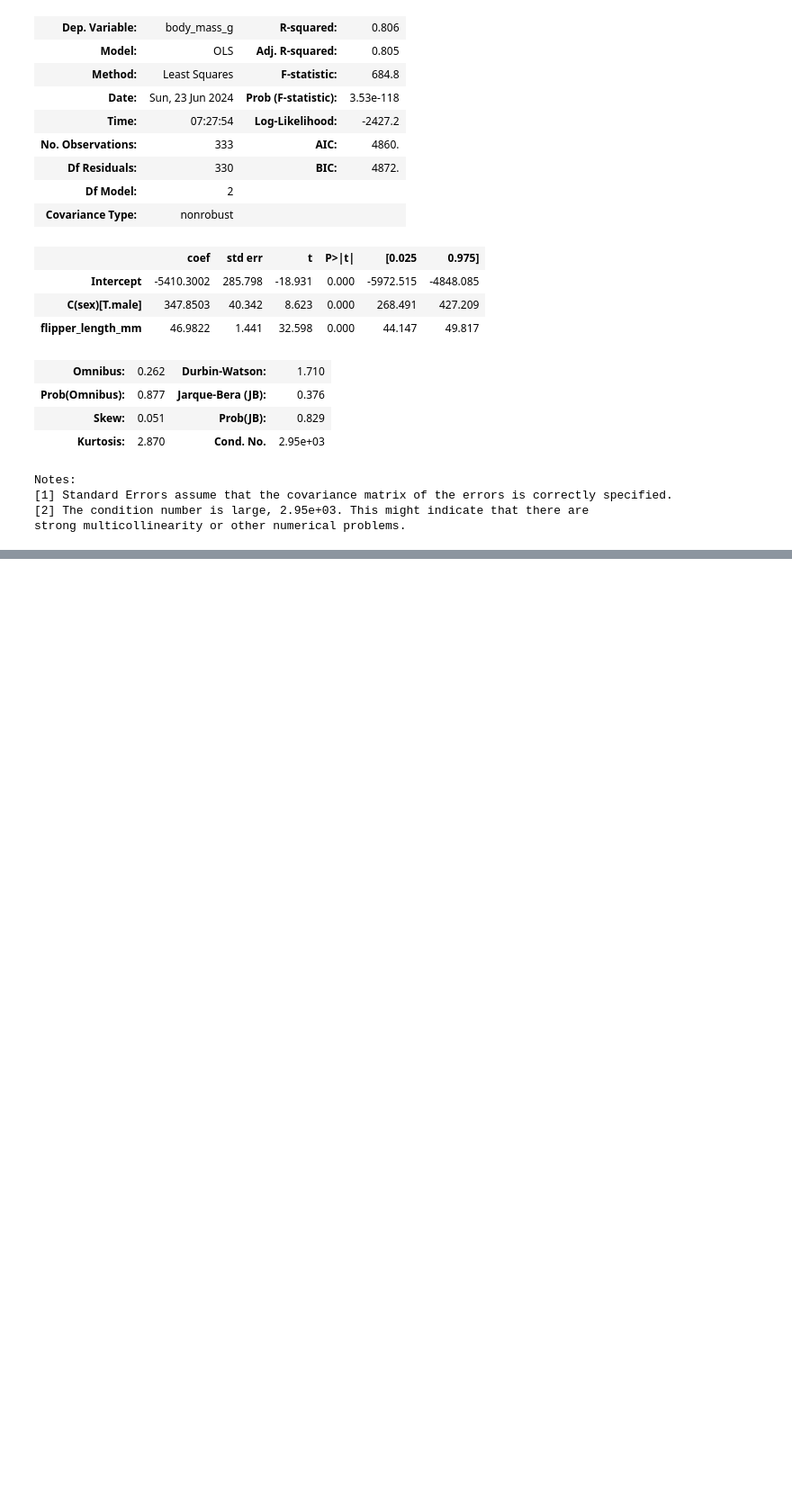
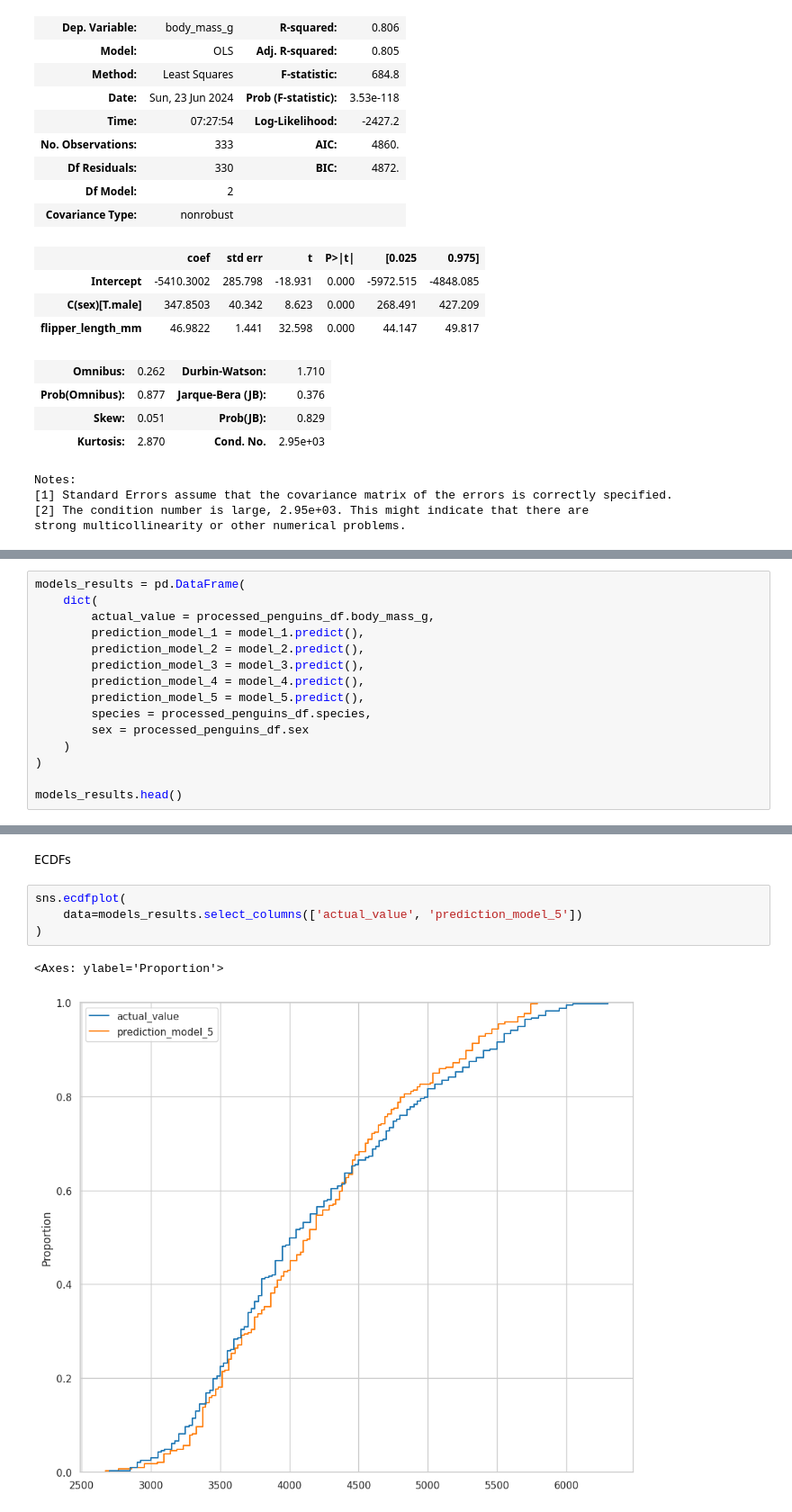
Before and after one commit to FernandoUrruchurtu/DatosPythonPlatzi, a Jupyter notebook: analisis-exploratorio-datos/notebook-eda-bivariate.ipynb, the cells around one changed output, grey strips where cells are left out. Shown at 90% size. Cells and saved outputs as stored; diff of their text form; blank space fills up the shorter version.

```diff
--- a/analisis-exploratorio-datos/notebook-eda-bivariate.ipynb
+++ b/analisis-exploratorio-datos/notebook-eda-bivariate.ipynb
@@ -438,0 +443,15 @@ strong multicollinearity or other numerical problems.
+# %%
+models_results = pd.DataFrame(
+    dict(
+        actual_value = processed_penguins_df.body_mass_g,
+        prediction_model_1 = model_1.predict(),
+        prediction_model_2 = model_2.predict(),
+        prediction_model_3 = model_3.predict(),
+        prediction_model_4 = model_4.predict(),
+        prediction_model_5 = model_5.predict(),
+        species = processed_penguins_df.species,
+        sex = processed_penguins_df.sex
+    )
+)
+
+models_results.head()
@@ -438,0 +465,9 @@ strong multicollinearity or other numerical problems.
+# %% [markdown]
+ECDFs
+# %%
+sns.ecdfplot(
+    data=models_results.select_columns(['actual_value', 'prediction_model_5'])
+)
+# %% [output]
+<Axes: ylabel='Proportion'>
+[figure, added]
```
Also changed, not shown: parts of 28 cells of this notebook, 1 other file.
